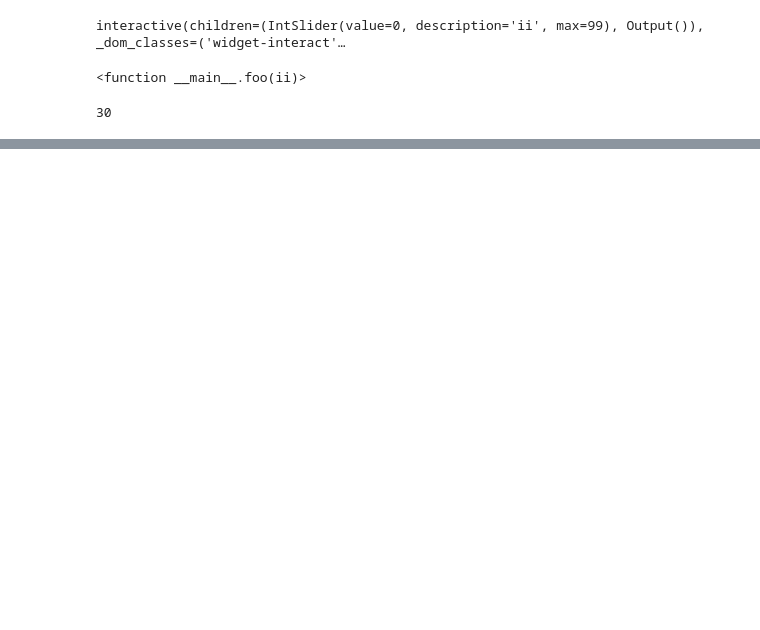
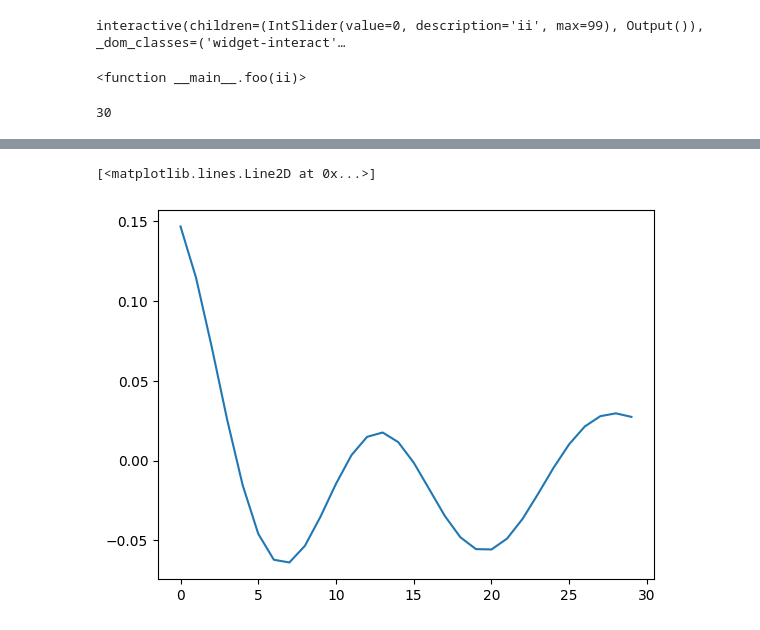
Before and after one commit to emgeolab/geol-4250, a Jupyter notebook: linear_inversion/linear_tikhonov.ipynb, the cells around one changed output, grey strips where cells are left out. Saved outputs shown, nothing was run; the diff lists cells and outputs as text; code cells hidden in the pictures; blank space fills up the shorter version.

```diff
--- a/linear_inversion/linear_tikhonov.ipynb
+++ b/linear_inversion/linear_tikhonov.ipynb
@@ -217,0 +261,5 @@ len(dobs)
+# %%
+plt.plot(dpred)
+# %% [output]
+[<matplotlib.lines.Line2D at 0x...>]
+[figure, added]
```
Also changed, not shown: parts of 16 cells of this notebook.
